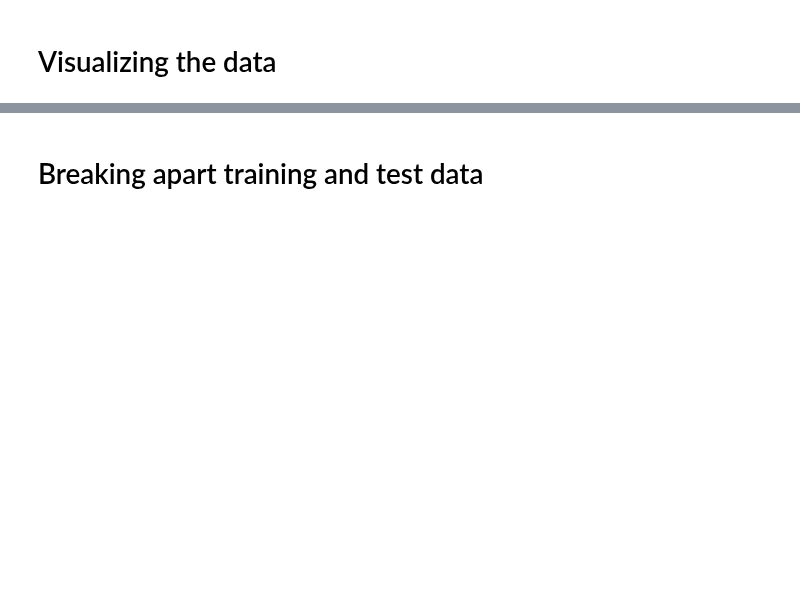
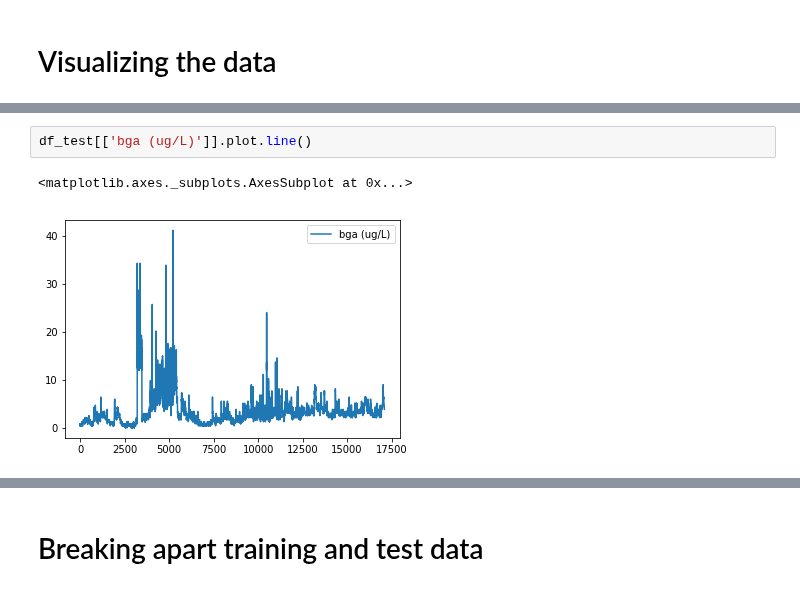
Before and after one commit to mccomackjp/algae-bloom-prediction, a Jupyter notebook: notebooks/models/rnn_prediction.ipynb, the cells around one changed output, grey strips where cells are left out. Cells and saved outputs as stored; diff of their text form; blank space fills up the shorter version.

```diff
--- a/notebooks/models/rnn_prediction.ipynb
+++ b/notebooks/models/rnn_prediction.ipynb
@@ -176,0 +185,5 @@ dataset.plot.line()
+# %%
+df_test[['bga (ug/L)']].plot.line()
+# %% [output]
+<matplotlib.axes._subplots.AxesSubplot at 0x...>
+[figure, added]
```
Also changed, not shown: parts of 9 cells of this notebook.
